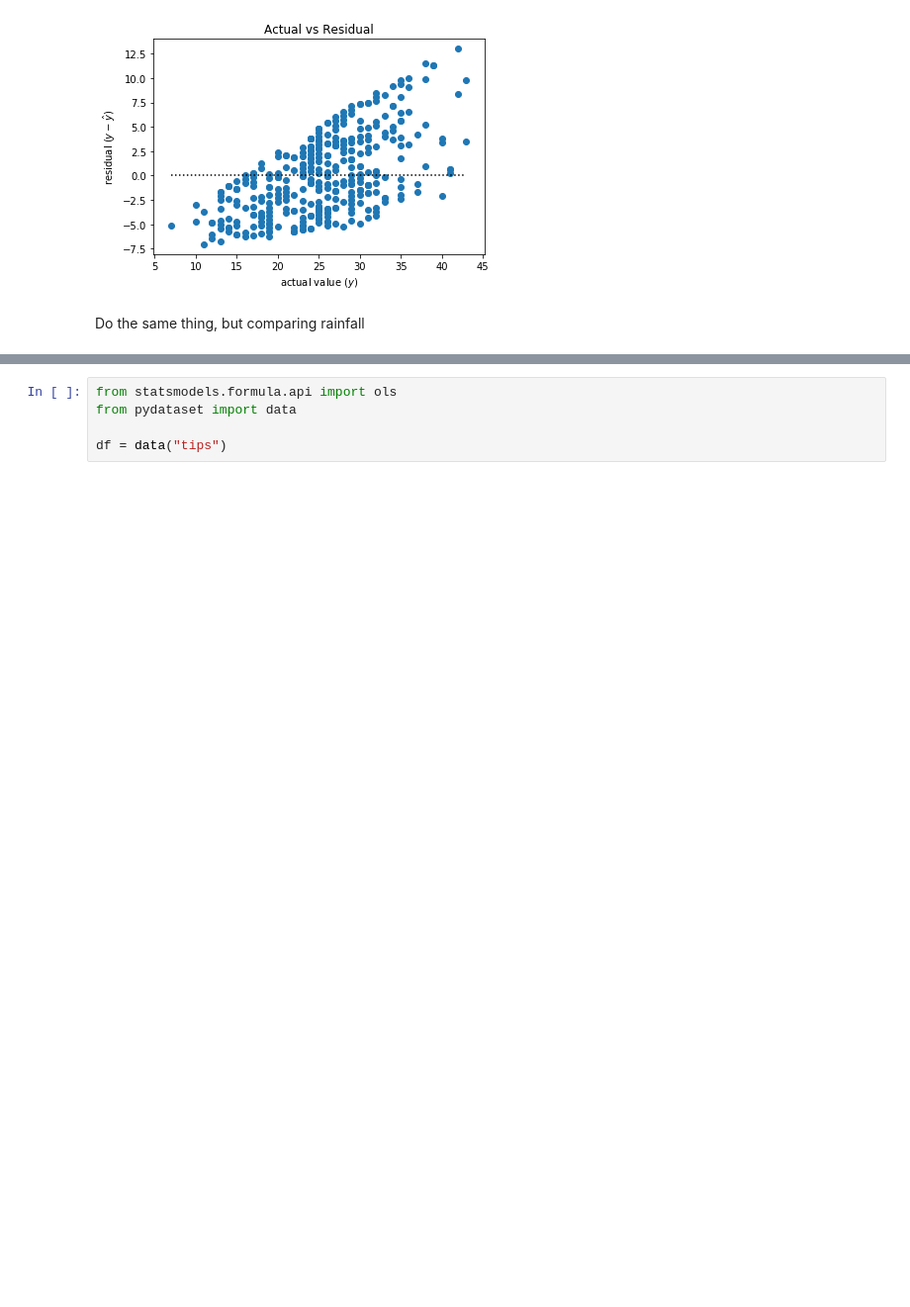
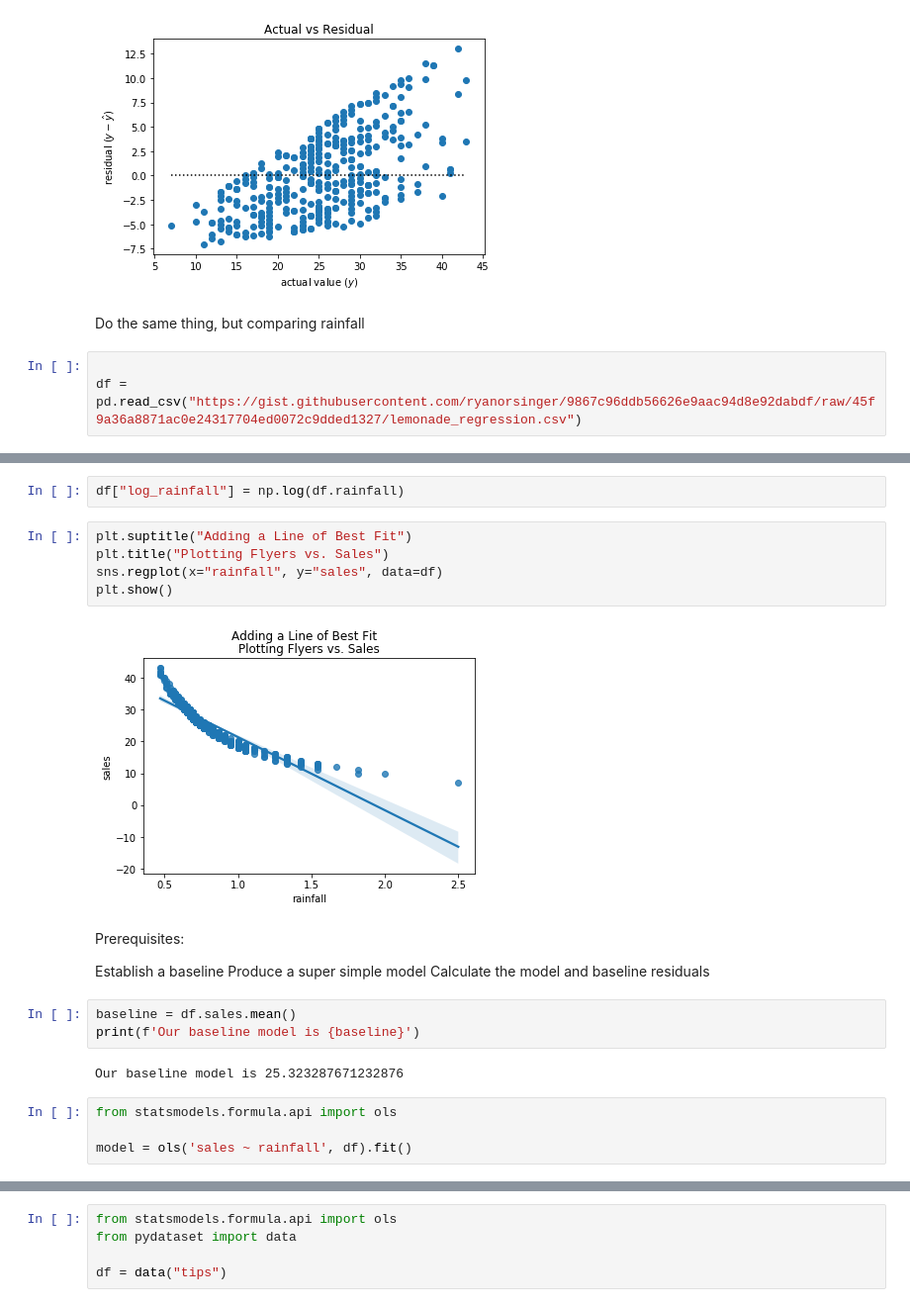
Before and after one commit to matt-c-knight/regression_exercises, a Jupyter notebook: evaluate.ipynb, the cells around one changed output, grey strips where cells are left out. Shown at 99% size. Drawn from its saved outputs; the diff is of its cells as text; blank space fills up the shorter version.

```diff
--- a/evaluate.ipynb
+++ b/evaluate.ipynb
@@ -148,3 +148,6 @@ plot_residuals(evaluate.y, evaluate.yhat)
 [figure]
 # %% [markdown]
 Do the same thing, but comparing rainfall
+# %%
+
+df = pd.read_csv("https://gist.githubusercontent.com/ryanorsinger/9867c96ddb56626e9aac94d8e92dabdf/raw/45f9a36a8871ac0e24317704ed0072c9dded1327/lemonade_regression.csv")
@@ -150,0 +163,24 @@ Do the same thing, but comparing rainfall
+# %%
+df["log_rainfall"] = np.log(df.rainfall)
+# %%
+plt.suptitle("Adding a Line of Best Fit")
+plt.title("Plotting Flyers vs. Sales")
+sns.regplot(x="rainfall", y="sales", data=df)
+plt.show()
+# %% [output]
+[figure, added]
+# %% [markdown]
+ Prerequisites:
+
+Establish a baseline
+Produce a super simple model
+Calculate the model and baseline residuals
+# %%
+baseline = df.sales.mean()
+print(f'Our baseline model is {baseline}')
+# %% [output]
+Our baseline model is 25.323287671232876
+# %%
+from statsmodels.formula.api import ols
+
+model = ols('sales ~ rainfall', df).fit()
```
Also changed, not shown: parts of 20 cells of this notebook.
